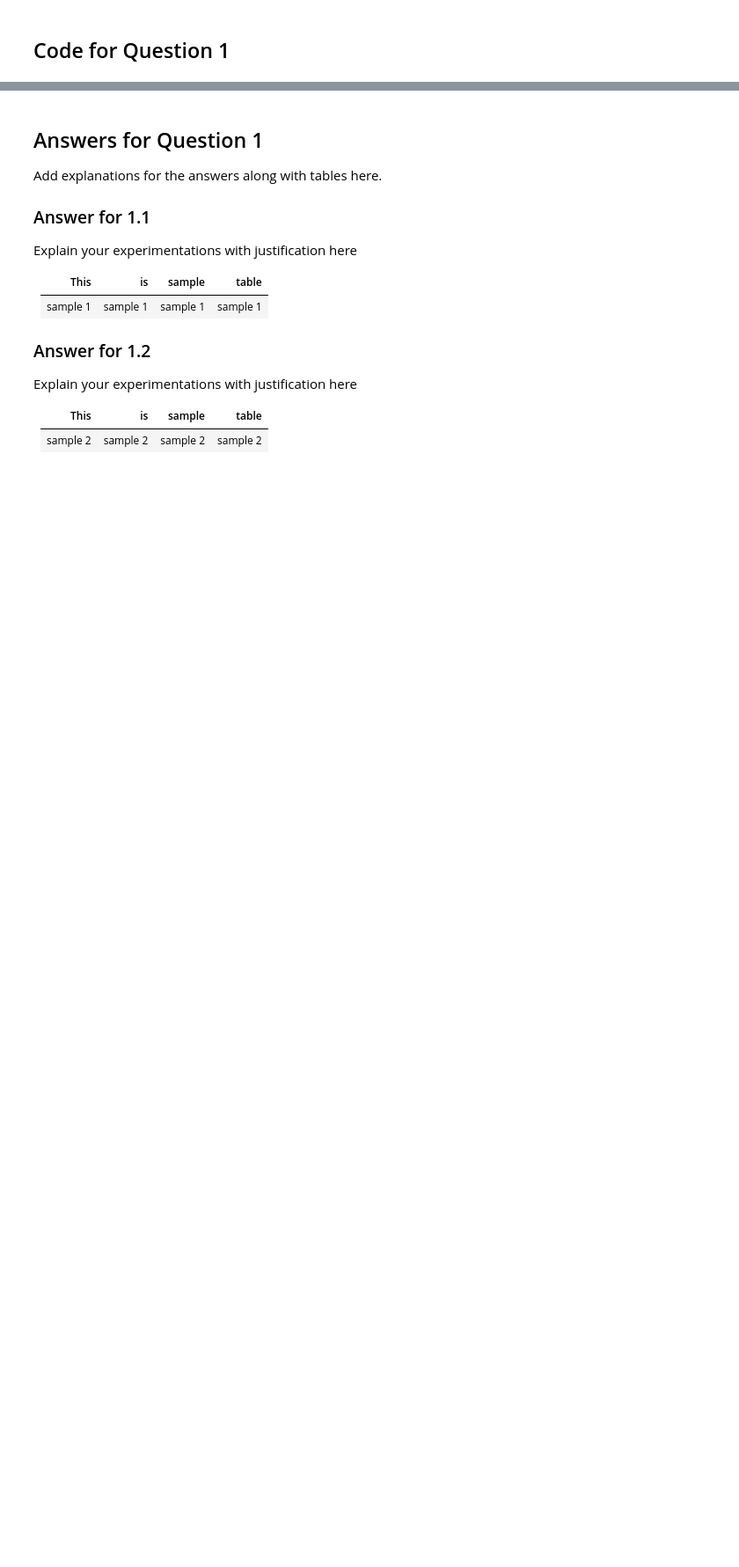
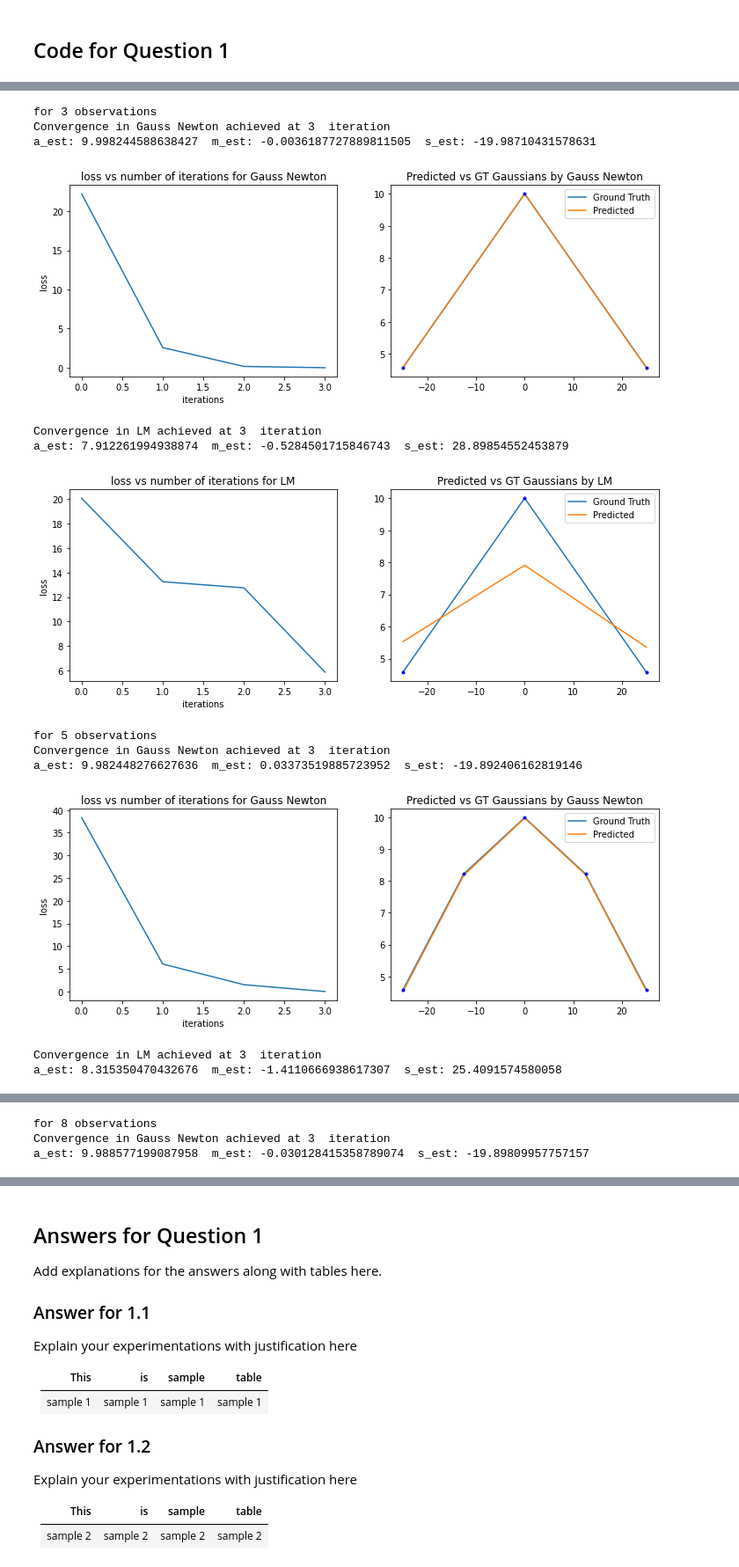
Before and after one commit to avani17101/ICP-and-Non-linear-least-squares-optimization, a Jupyter notebook: 16-spacex-Assignment-3.ipynb, the cells around one changed output, grey strips where cells are left out. Shown: that part at 88% size. Cells and saved outputs as stored; diff of their text form; code cells hidden in the pictures; blank space fills up the shorter version.

```diff
--- a/16-spacex-Assignment-3.ipynb
+++ b/16-spacex-Assignment-3.ipynb
@@ -247,0 +268,29 @@ TypeError: No loop matching the specified signature and casting was found for uf
+# %%
+numberOfObservations = np.array([3,5,8,10,12,15,20])
+a_gt = 10
+m_gt = 0
+s_gt = 50
+for o in numberOfObservations:
+    xObserved = np.linspace(-25, 25, o)
+    a_gt = 10
+    m_gt = 0
+    s_gt = 20
+    yObserved = gaussian(xObserved, a_gt, m_gt, s_gt)
+    print("for", o,"observations")
+    gradDescent(xObserved,yObserved,calculatedPrameters,0.01,1e-2)
+    gaussNewton(xObserved,yObserved,calculatedPrameters,0.01,1e-2)
+    LM(xObserved,yObserved,calculatedPrameters,10,1e+1)
+# %% [output]
+for 3 observations
+Convergence in Gauss Newton achieved at 3  iteration
+a_est: 9.998244588638427  m_est: -0.0036187727889811505  s_est: -19.98710431578631
+[figure, added]
+Convergence in LM achieved at 3  iteration
+a_est: 7.912261994938874  m_est: -0.5284501715846743  s_est: 28.89854552453879
+[figure, added]
+for 5 observations
+Convergence in Gauss Newton achieved at 3  iteration
+a_est: 9.982448276627636  m_est: 0.03373519885723952  s_est: -19.892406162819146
+[figure, added]
+Convergence in LM achieved at 3  iteration
+a_est: 8.315350470432676  m_est: -1.4110666938617307  s_est: 25.4091574580058
@@ -247,0 +298,3 @@ TypeError: No loop matching the specified signature and casting was found for uf
+for 8 observations
+Convergence in Gauss Newton achieved at 3  iteration
+a_est: 9.988577199087958  m_est: -0.030128415358789074  s_est: -19.89809957757157
```
Also changed, not shown: parts of 11 cells of this notebook.
